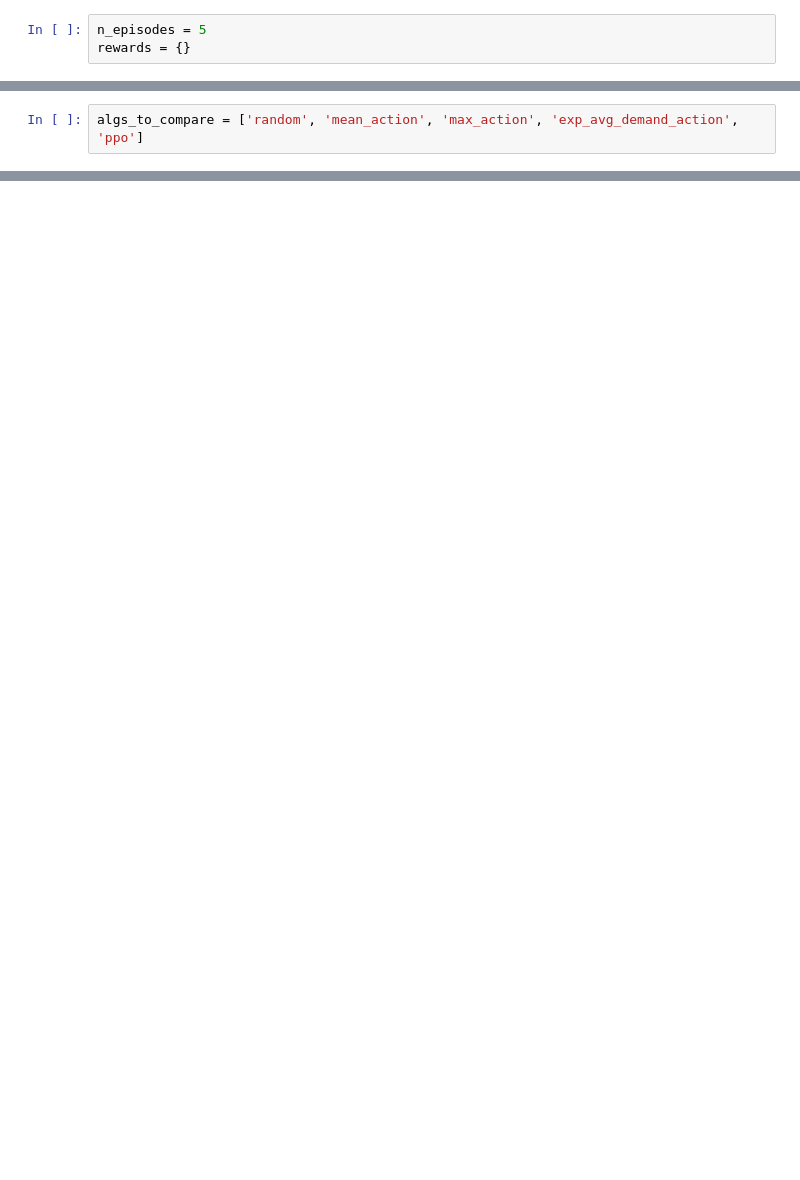
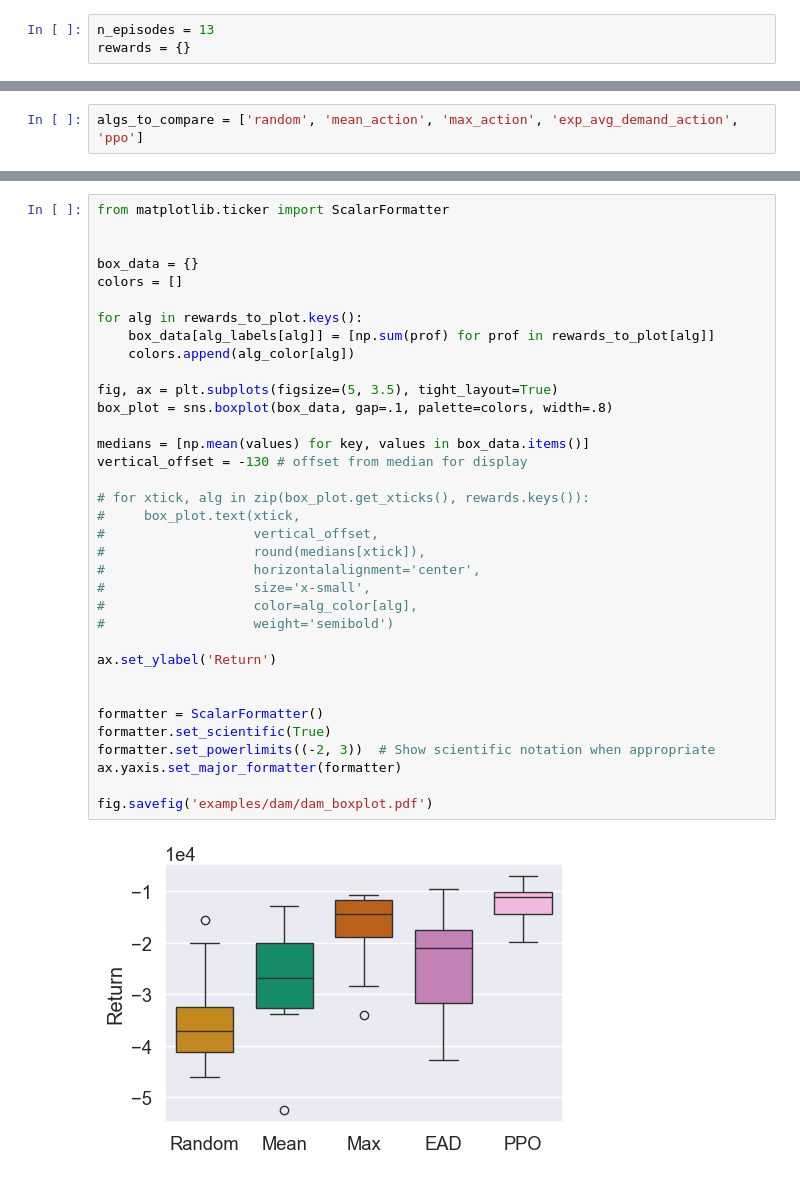
Before and after one commit to Daveonwave/gym4ReaL, a Jupyter notebook: examples/dam/baselines.ipynb, the cells around one changed output, grey strips where cells are left out. Drawn from its saved outputs; the diff is of its cells as text; blank space fills up the shorter version.

```diff
--- a/examples/dam/baselines.ipynb
+++ b/examples/dam/baselines.ipynb
@@ -44,5 +54,5 @@ alg_markers = OrderedDict({
 # %%
-n_episodes = 5
+n_episodes = 13
 rewards = {}
 # %% [markdown]
 ## Initialization of the environment
@@ -319,0 +333,37 @@ plot_cum_rewards(res=cum_rewards, algs=algs_to_compare)
+# %%
+from matplotlib.ticker import ScalarFormatter
+
+
+box_data = {}
+colors = []
+
+for alg in rewards_to_plot.keys():
+    box_data[alg_labels[alg]] = [np.sum(prof) for prof in rewards_to_plot[alg]]
+    colors.append(alg_color[alg])
+
+fig, ax = plt.subplots(figsize=(5, 3.5), tight_layout=True)
+box_plot = sns.boxplot(box_data, gap=.1, palette=colors, width=.8)
+
+medians = [np.mean(values) for key, values in box_data.items()]
+vertical_offset = -130 # offset from median for display
+
+# for xtick, alg in zip(box_plot.get_xticks(), rewards.keys()):
+#     box_plot.text(xtick,
+#                   vertical_offset,
+#                   round(medians[xtick]),
+#                   horizontalalignment='center',
+#                   size='x-small',
+#                   color=alg_color[alg],
+#                   weight='semibold')
+
+ax.set_ylabel('Return')
+
+
+formatter = ScalarFormatter()
+formatter.set_scientific(True)
+formatter.set_powerlimits((-2, 3))  # Show scientific notation when appropriate
+ax.yaxis.set_major_formatter(formatter)
+
+fig.savefig('examples/dam/dam_boxplot.pdf')
+# %% [output]
+[figure, added]
```
Also changed, not shown: parts of 15 cells of this notebook, 23 other files.
